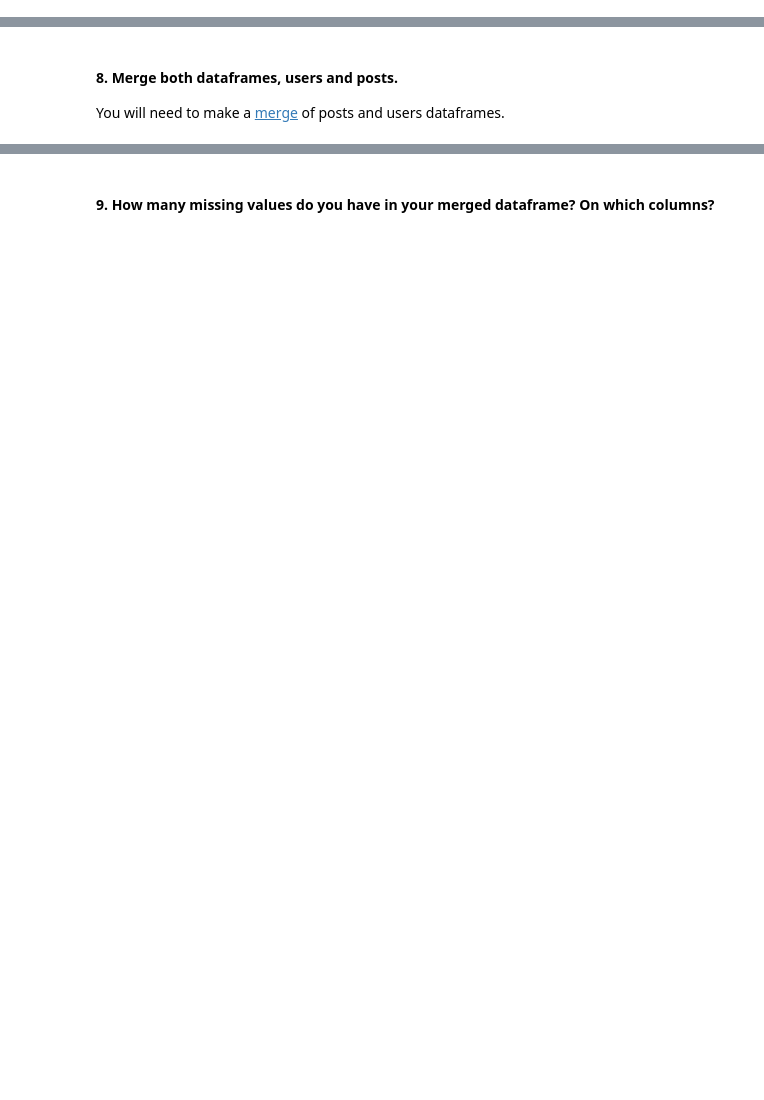
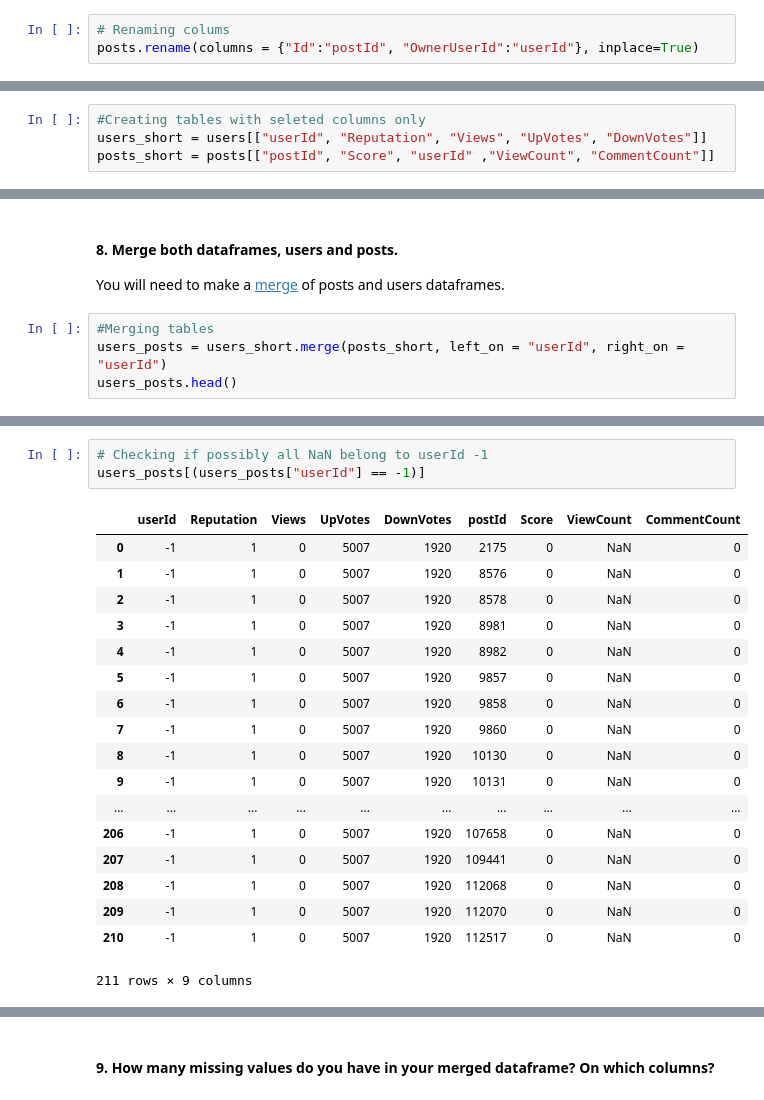
Before and after one commit to ta-data-bcn/lab-data-cleaning, a Jupyter notebook: your-code/main.ipynb, the cells around one changed output, grey strips where cells are left out. Saved outputs shown, nothing was run; the diff lists cells and outputs as text; blank space fills up the shorter version.

```diff
--- a/your-code/main.ipynb
+++ b/your-code/main.ipynb
@@ -13,5 +78,8 @@
 # %% [markdown]
 #### 7. Rename Id column to postId and OwnerUserId to userId
+# %%
+# Renaming colums
+posts.rename(columns = {"Id":"postId", "OwnerUserId":"userId"}, inplace=True)
 # %% [markdown]
 #### 8. Define new dataframes for users and posts with the following selected columns:
     **users columns**: userId, Reputation,Views,UpVotes,DownVotes
@@ -18,0 +97,4 @@
+# %%
+#Creating tables with seleted columns only
+users_short = users[["userId", "Reputation", "Views", "UpVotes", "DownVotes"]]
+posts_short = posts[["postId", "Score", "userId" ,"ViewCount", "CommentCount"]]
@@ -19,3 +122,7 @@
 # %% [markdown]
 #### 8. Merge both dataframes, users and posts.
 You will need to make a [merge](https://pandas.pydata.org/pandas-docs/stable/generated/pandas.DataFrame.merge.html) of posts and users dataframes.
+# %%
+#Merging tables
+users_posts = users_short.merge(posts_short, left_on = "userId", right_on = "userId")
+users_posts.head()
@@ -21,0 +153,22 @@ You will need to make a [merge](https://pandas.pydata.org/pandas-docs/stable/gen
+# %%
+# Checking if possibly all NaN belong to userId -1
+users_posts[(users_posts["userId"] == -1)]
+# %% [output]
+|  | userId | Reputation | Views | UpVotes | DownVotes | postId | Score | ViewCount | CommentCount |
+| 0 | -1 | 1 | 0 | 5007 | 1920 | 2175 | 0 | NaN | 0 |
+| 1 | -1 | 1 | 0 | 5007 | 1920 | 8576 | 0 | NaN | 0 |
+| 2 | -1 | 1 | 0 | 5007 | 1920 | 8578 | 0 | NaN | 0 |
+| 3 | -1 | 1 | 0 | 5007 | 1920 | 8981 | 0 | NaN | 0 |
+| 4 | -1 | 1 | 0 | 5007 | 1920 | 8982 | 0 | NaN | 0 |
+| 5 | -1 | 1 | 0 | 5007 | 1920 | 9857 | 0 | NaN | 0 |
+| 6 | -1 | 1 | 0 | 5007 | 1920 | 9858 | 0 | NaN | 0 |
+| 7 | -1 | 1 | 0 | 5007 | 1920 | 9860 | 0 | NaN | 0 |
+| 8 | -1 | 1 | 0 | 5007 | 1920 | 10130 | 0 | NaN | 0 |
+| 9 | -1 | 1 | 0 | 5007 | 1920 | 10131 | 0 | NaN | 0 |
+| ... | ... | ... | ... | ... | ... | ... | ... | ... | ... |
+| 206 | -1 | 1 | 0 | 5007 | 1920 | 107658 | 0 | NaN | 0 |
+| 207 | -1 | 1 | 0 | 5007 | 1920 | 109441 | 0 | NaN | 0 |
+| 208 | -1 | 1 | 0 | 5007 | 1920 | 112068 | 0 | NaN | 0 |
+| 209 | -1 | 1 | 0 | 5007 | 1920 | 112070 | 0 | NaN | 0 |
+| 210 | -1 | 1 | 0 | 5007 | 1920 | 112517 | 0 | NaN | 0 |
+211 rows × 9 columns
```
Also changed, not shown: parts of 21 cells of this notebook, 1 other file.
